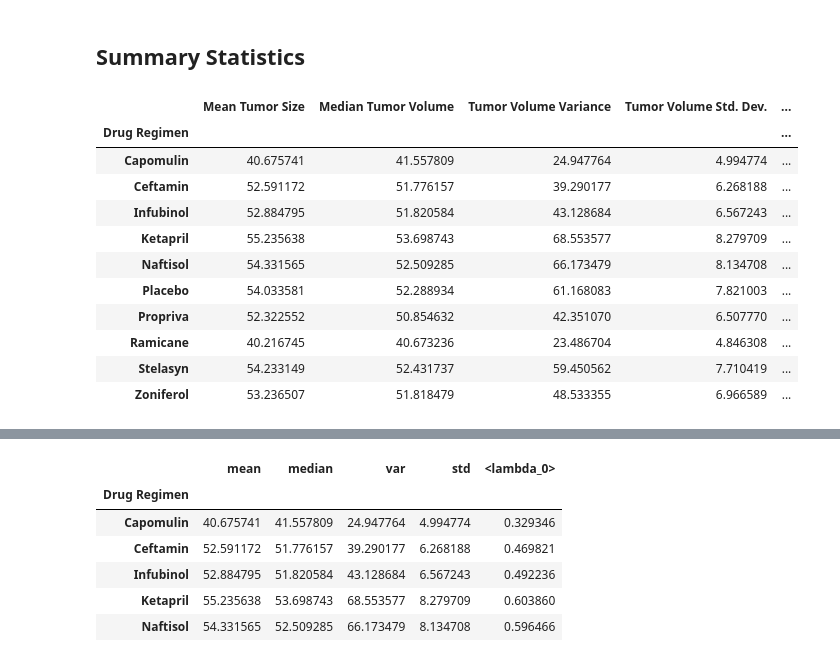
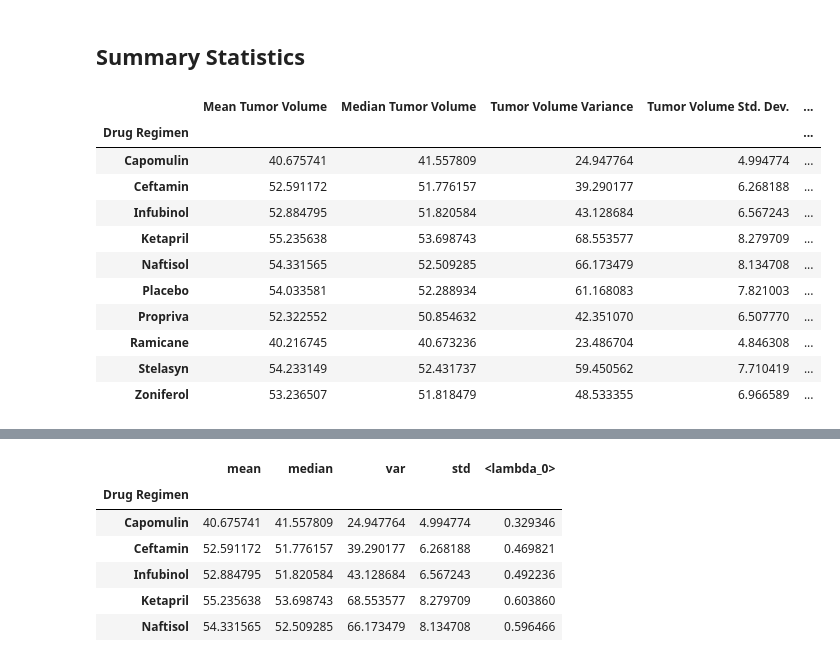
Before and after one commit to jvwastaken/plotting-challenge, a Jupyter notebook: Starter_Code/Pymaceuticals/pymaceuticals_starter.ipynb, the cells around one changed output, grey strips where cells are left out. Cells and saved outputs as stored; diff of their text form; code cells hidden in the pictures.

```diff
--- a/Starter_Code/Pymaceuticals/pymaceuticals_starter.ipynb
+++ b/Starter_Code/Pymaceuticals/pymaceuticals_starter.ipynb
@@ -87,20 +78,20 @@ filtered_df['Mouse ID'].count()
 # %% [markdown]
 ## Summary Statistics
 # %%
-mean_tumor_size = merge_df.groupby('Drug Regimen')["Tumor Volume (mm3)"].mean()
+mean_tumor_volume = merge_df.groupby('Drug Regimen')["Tumor Volume (mm3)"].mean()
 median_tumor_size = merge_df.groupby('Drug Regimen')["Tumor Volume (mm3)"].median()
 var_tumor = merge_df.groupby('Drug Regimen')["Tumor Volume (mm3)"].var()
 stdev_tumor = merge_df.groupby('Drug Regimen')["Tumor Volume (mm3)"].std()
 sem_tumor = merge_df.groupby('Drug Regimen')["Tumor Volume (mm3)"].sem()
 
-summary_table = pd.DataFrame({"Mean Tumor Size":mean_tumor_size,
+summary_table = pd.DataFrame({"Mean Tumor Volume":mean_tumor_volume,
                               "Median Tumor Volume":median_tumor_size,
                               "Tumor Volume Variance":var_tumor,
                               "Tumor Volume Std. Dev.":stdev_tumor,
                               "Tumor Volume Std. Err.":sem_tumor})
 summary_table
 # %% [output]
-|  | Mean Tumor Size | Median Tumor Volume | Tumor Volume Variance | Tumor Volume Std. Dev. | ... |
+|  | Mean Tumor Volume | Median Tumor Volume | Tumor Volume Variance | Tumor Volume Std. Dev. | ... |
 | Drug Regimen |  |  |  |  | ... |
 | Capomulin | 40.675741 | 41.557809 | 24.947764 | 4.994774 | ... |
 | Ceftamin | 52.591172 | 51.776157 | 39.290177 | 6.268188 | ... |
```
Also changed, not shown: parts of 11 cells of this notebook.
